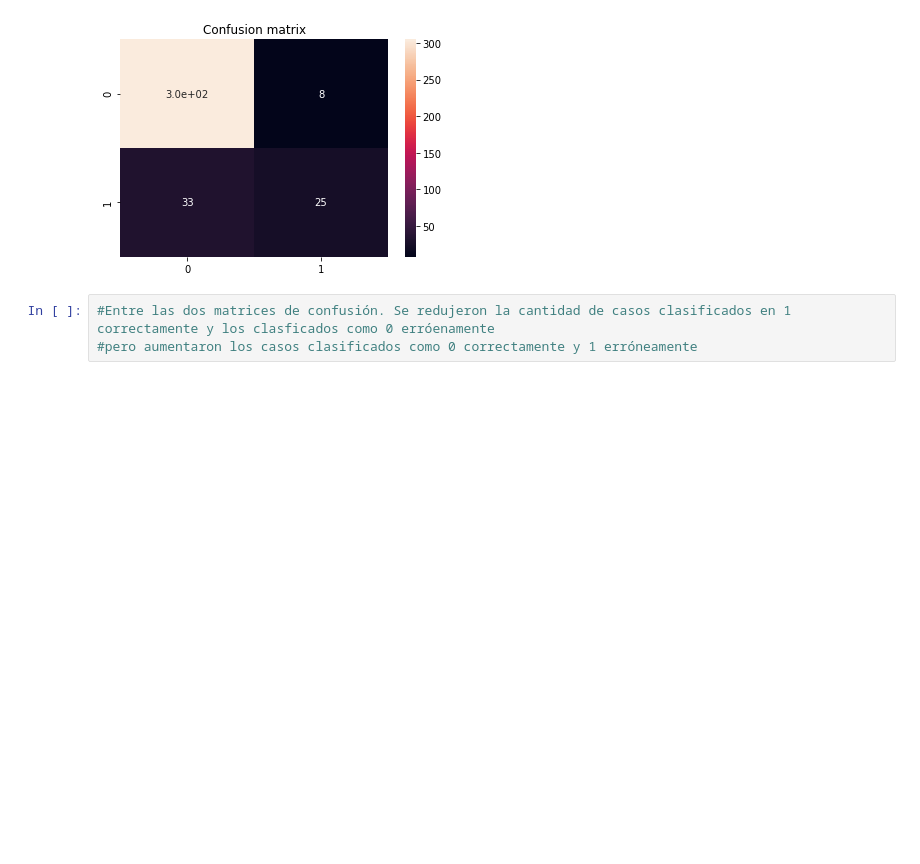
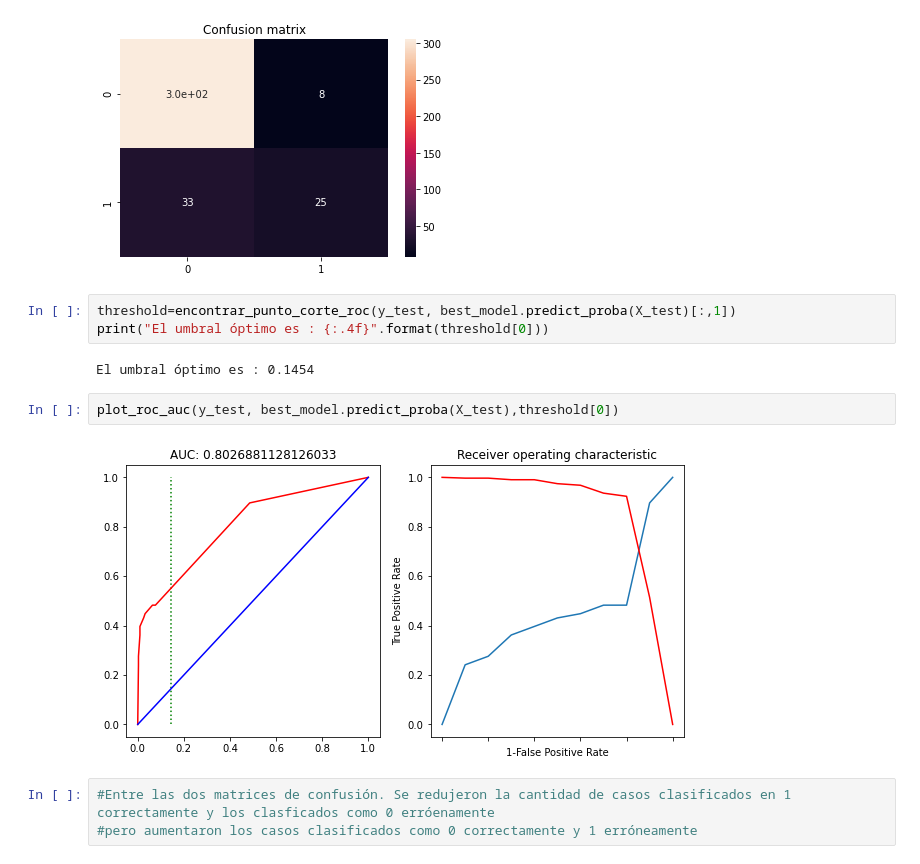
Before and after one commit to estebanarr/intro_aprendizaje_automatico, a Jupyter notebook: Notebooks/Laboratorio 2.ipynb, the cells around one changed output. Cells and saved outputs as stored; diff of their text form; blank space fills up the shorter version.

```diff
--- a/Notebooks/Laboratorio 2.ipynb
+++ b/Notebooks/Laboratorio 2.ipynb
@@ -571,6 +675,15 @@ plt.title("Confusion matrix")
 plt.show()
 # %% [output]
 [figure]
+# %%
+threshold=encontrar_punto_corte_roc(y_test, best_model.predict_proba(X_test)[:,1])
+print("El umbral óptimo es : {:.4f}".format(threshold[0]))
+# %% [output]
+El umbral óptimo es : 0.1454
+# %%
+plot_roc_auc(y_test, best_model.predict_proba(X_test),threshold[0])
+# %% [output]
+[figure, added]
 # %%
 #Entre las dos matrices de confusión. Se redujeron la cantidad de casos clasificados en 1 correctamente y los clasficados como 0 erróenamente
 #pero aumentaron los casos clasificados como 0 correctamente y 1 erróneamente
```
Also changed, not shown: parts of 13 cells of this notebook.
